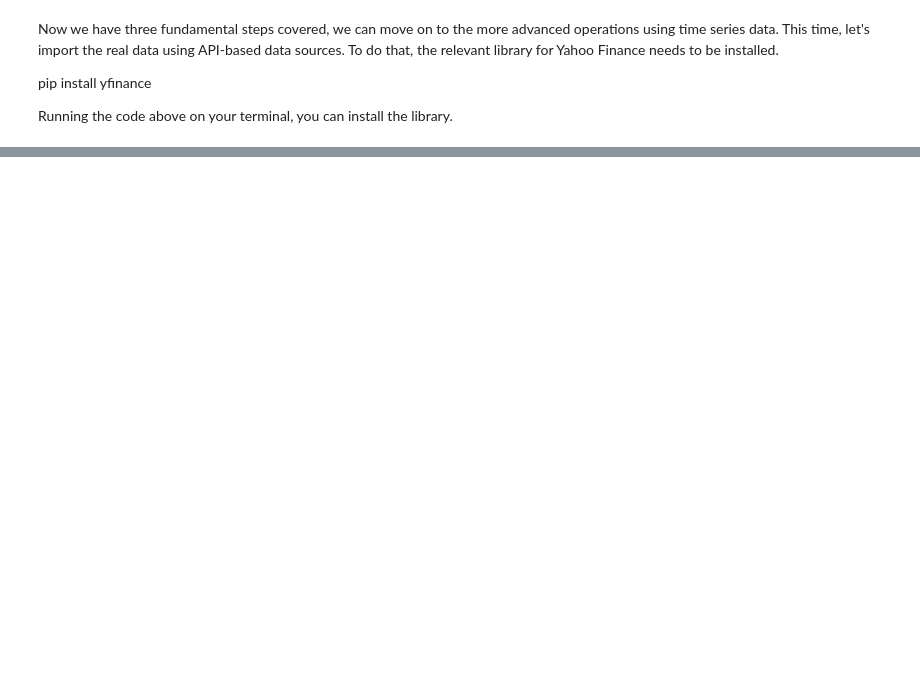
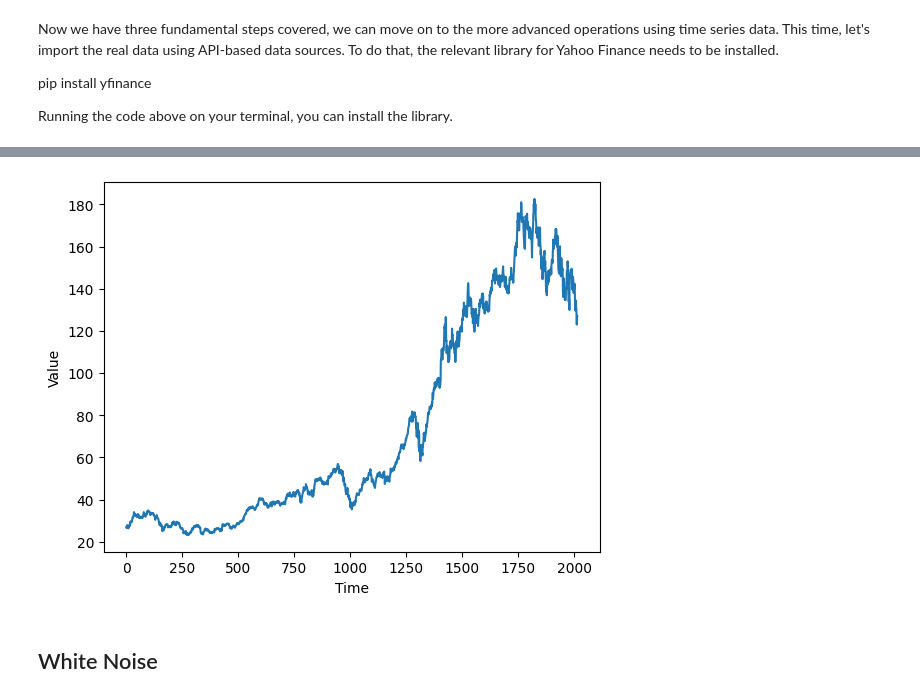
Before and after one commit to OzodbekOzodov/quant-finance, a Jupyter notebook: First-notebook.ipynb, the cells around one changed output, grey strips where cells are left out. Drawn from its saved outputs; the diff is of its cells as text; code cells hidden in the pictures; blank space fills up the shorter version.

```diff
--- a/First-notebook.ipynb
+++ b/First-notebook.ipynb
@@ -154,0 +136,3 @@ plt.show()
+# %%
+deseasonalized_data = deseasonalize_data(data)
+deseasonalized_data
@@ -154,0 +153,6 @@ plt.show()
+# %%
+plot_time_series(deseasonalized_data['date'].index,deseasonalized_data['deseasonalized'])
+# %% [output]
+[figure, added]
+# %% [markdown]
+## White Noise
```
Also changed, not shown: parts of 9 cells of this notebook, 1 other file.
